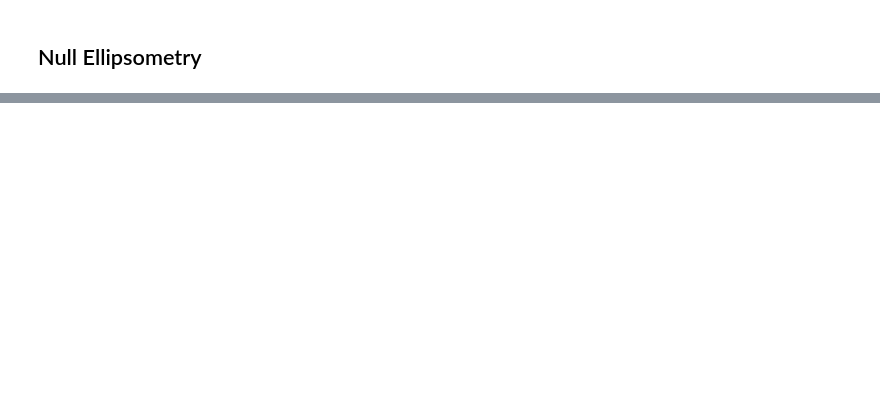
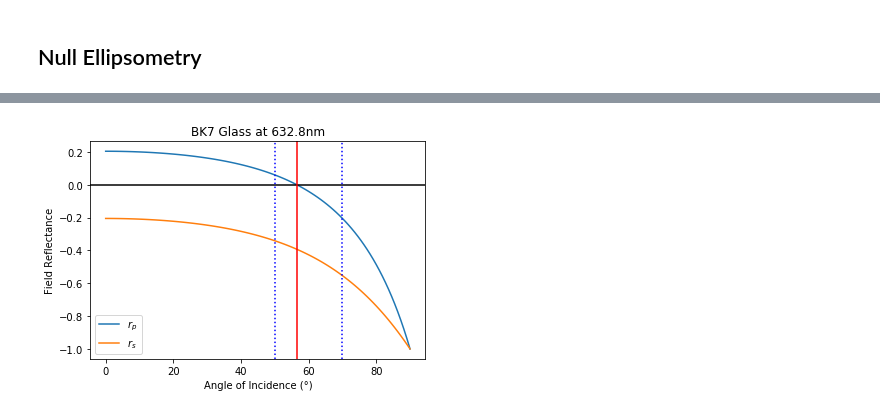
Before and after one commit to scottprahl/pypolar, a Jupyter notebook: docs/10b-Ellipsometry.ipynb, the cells around one changed output, grey strips where cells are left out. Saved outputs shown, nothing was run; the diff lists cells and outputs as text; code cells hidden in the pictures; blank space fills up the shorter version.

```diff
--- a/docs/10b-Ellipsometry.ipynb
+++ b/docs/10b-Ellipsometry.ipynb
@@ -17,14 +17,13 @@ References
 # %%
-import sympy
 import numpy as np
 import matplotlib.pyplot as plt
 
+import pypolar.jones as jones
 import pypolar.fresnel as fresnel
-import pypolar.jones as jones
-import pypolar.sym_jones as sym_jones
 import pypolar.visualization as vis
-import pypolar.ellipsometry as ellipso
+import pypolar.ellipsometry as ell
 
-sympy.init_printing(use_unicode=True)
+m_bk7 = 1.5151  # index of BK7 at 632.8nm
+m_si = 3.875 - 0.023j #index of crystalline silicon at 632.8nm
 # %% [markdown]
 ## Null Ellipsometry
@@ -561,0 +183,22 @@ print('Ellipsometry Index = {:.3f} using rho'.format(m2))
+# %%
+angle = np.linspace(0,90,100)
+brew = np.degrees(np.arctan(m_bk7))
+
+rp = fresnel.r_par(m_bk7, np.radians(angle))
+rs = fresnel.r_per(m_bk7, np.radians(angle))
+
+plt.plot(angle,rp,label='$r_p$')
+plt.plot(angle,rs,label='$r_s$')
+plt.axhline(0,color='black')
+plt.axvline(50,color='blue',linestyle=':')
+plt.axvline(70,color='blue',linestyle=':')
+plt.axvline(brew,color='red')
+
+
+plt.xlabel('Angle of Incidence (°)')
+plt.ylabel('Field Reflectance')
+plt.title('BK7 Glass at 632.8nm')
+plt.legend()
+plt.show()
+# %% [output]
+[figure, added]
```
Also changed, not shown: parts of 66 cells of this notebook, 2 other files.
